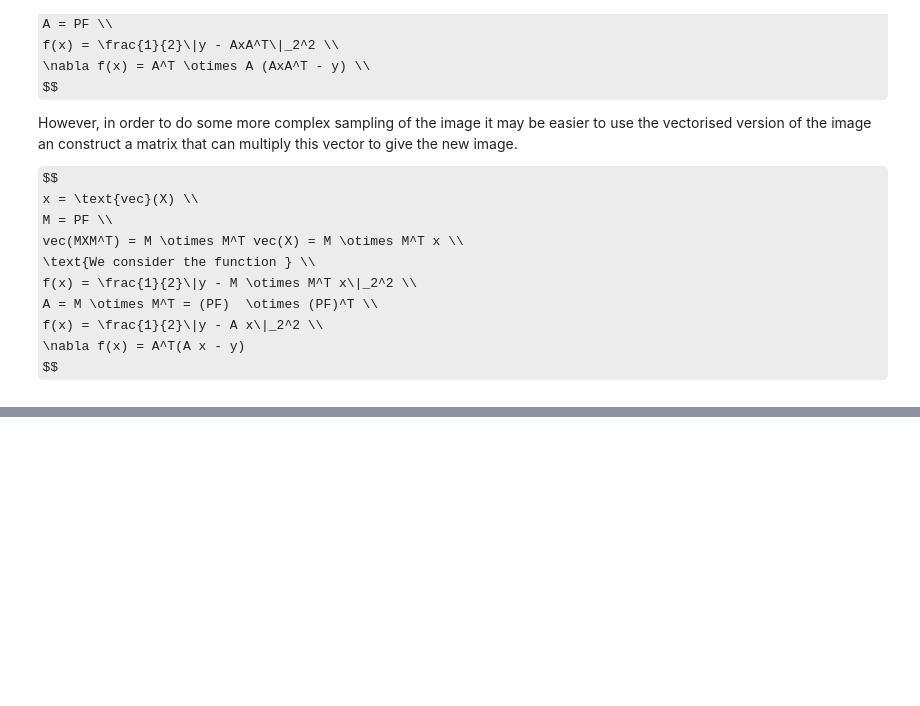
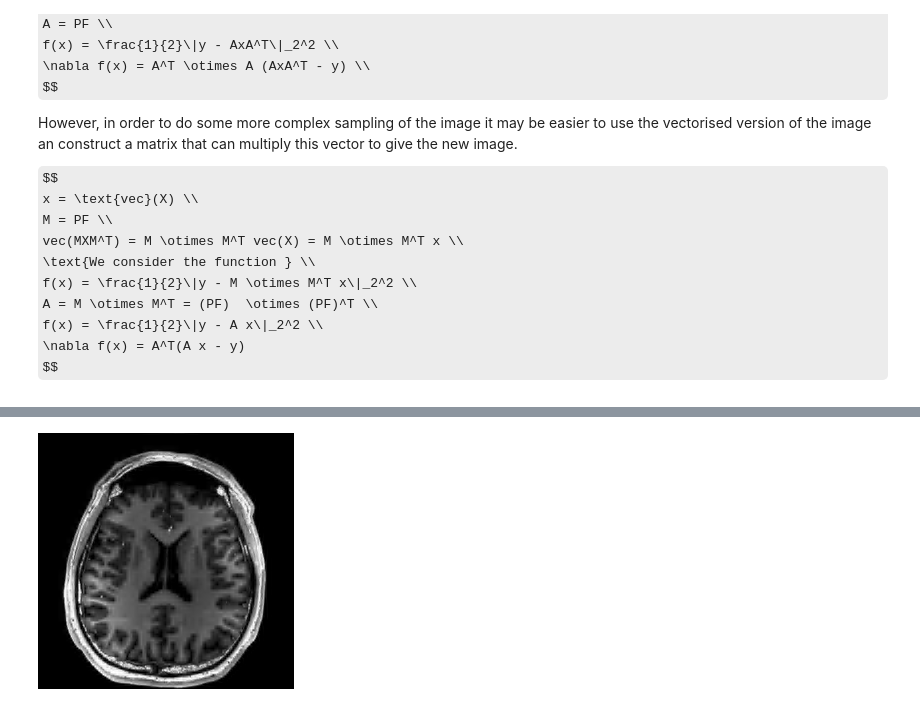
Before and after one commit to max-wickham/TopicsCoursework, a Jupyter notebook: 2022.DataProcessing.Coursework2.ipynb, the cells around one changed output, grey strips where cells are left out. Drawn from its saved outputs; the diff is of its cells as text; code cells hidden in the pictures; some formulas as TeX source; blank space fills up the shorter version.

```diff
--- a/2022.DataProcessing.Coursework2.ipynb
+++ b/2022.DataProcessing.Coursework2.ipynb
@@ -818,0 +944,13 @@ x_gray = Gray.(3*real.(ifft(ifftshift(y))))
+# %%
+# x_gray = Gray.(real.(ifft(ifftshift(F0))))
+c = 0.001
+z = dwt(real.(ifft(ifftshift(F0))), wavlet_filt, 2)
+change = norm(z)
+z = z / change
+z = softlimit.(z, c)
+z = z * change
+z = idwt(z, wavlet_filt, 2)
+x_gray = Gray.(z)
+@show(x_gray)
+# %% [output]
+[figure, added]
```
Also changed, not shown: parts of 29 cells of this notebook, 3 other files.
